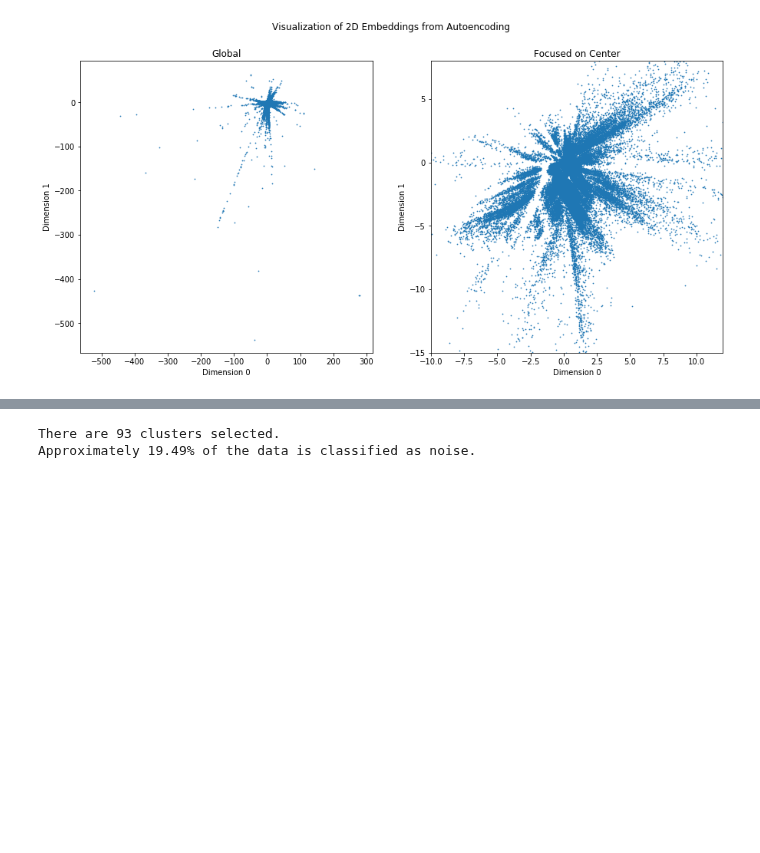
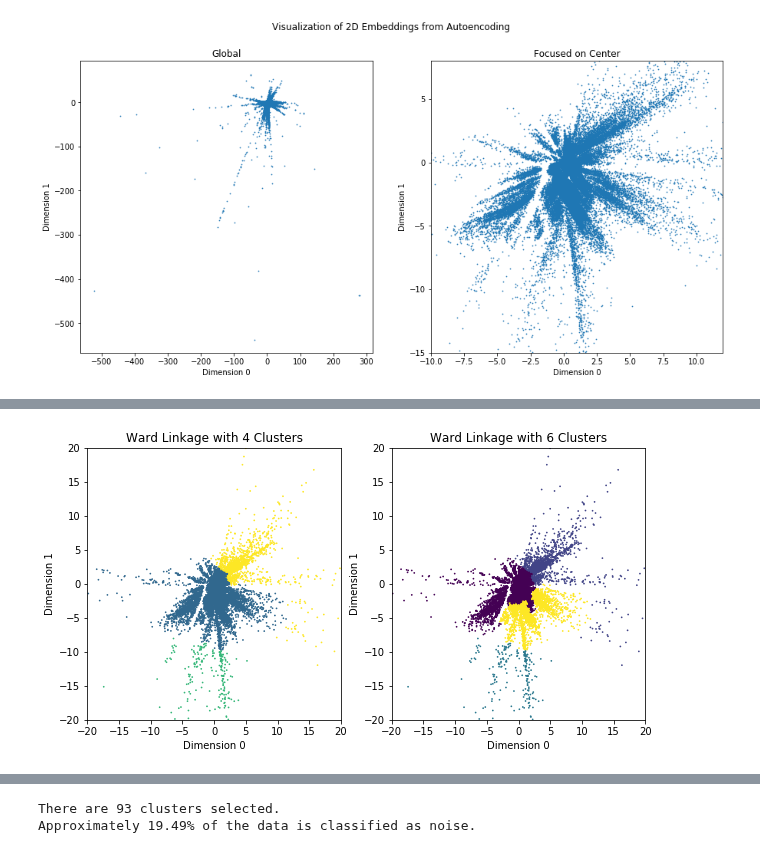
Before and after one commit to sjmiller8182/home-credit-default-risk, a Jupyter notebook: notebooks/Lab3_CRISP-DM.ipynb, the cells around one changed output, grey strips where cells are left out. Saved outputs shown, nothing was run; the diff lists cells and outputs as text; code cells hidden in the pictures; blank space fills up the shorter version.

```diff
--- a/notebooks/Lab3_CRISP-DM.ipynb
+++ b/notebooks/Lab3_CRISP-DM.ipynb
@@ -656,0 +692,26 @@ ax[1].set_ylim(-15,8);
+# %%
+fig, ax = plt.subplots(1, 2, figsize = (10,5))
+# fit for 4 clusters
+aglom_4 = AgglomerativeClustering(n_clusters=4)
+labels_4 = aglom_4.fit_predict(vals[ind , :])
+del aglom_4
+# fit for 6 clusters
+aglom_6 = AgglomerativeClustering(n_clusters=6)
+labels_6 = aglom_6.fit_predict(vals[ind , :])
+del aglom_6
+# plot the clustering for 4 clusters
+ax[0].scatter(vals[ind , 0],vals[ind , 1], c = labels_4, s = 0.5)
+ax[0].set_xlim((-20,20))
+ax[0].set_ylim((-20,20))
+ax[0].set_ylabel('Dimension 1')
+ax[0].set_xlabel('Dimension 0')
+ax[0].set_title('Ward Linkage with 4 Clusters')
+# plot the clustering for 6 clusters
+ax[1].scatter(vals[ind , 0],vals[ind , 1], c = labels_6, s = 0.5)
+ax[1].set_xlim((-20,20))
+ax[1].set_ylim((-20,20));
+ax[1].set_ylabel('Dimension 1')
+ax[1].set_xlabel('Dimension 0')
+ax[1].set_title('Ward Linkage with 6 Clusters');
+# %% [output]
+[figure, added]
```
Also changed, not shown: parts of 26 cells of this notebook.
